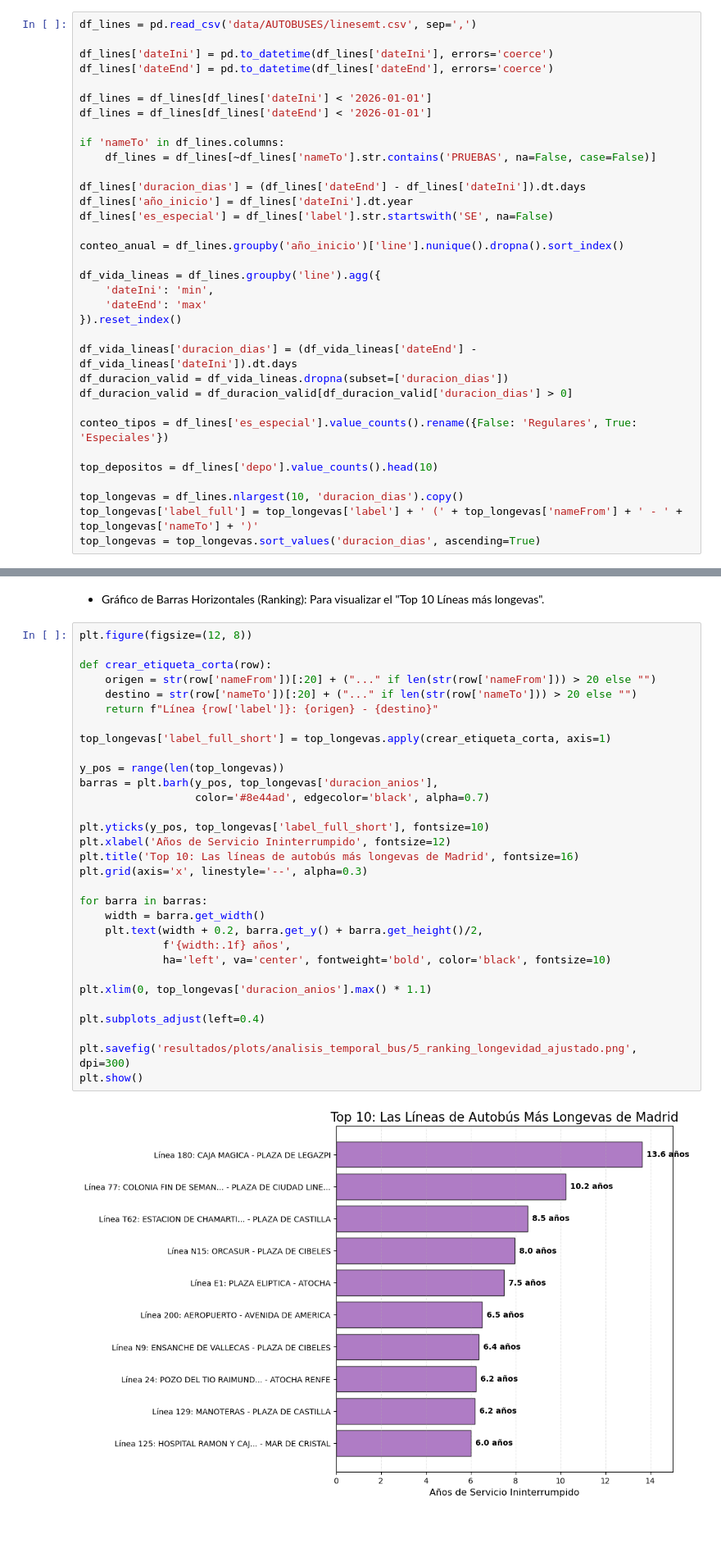
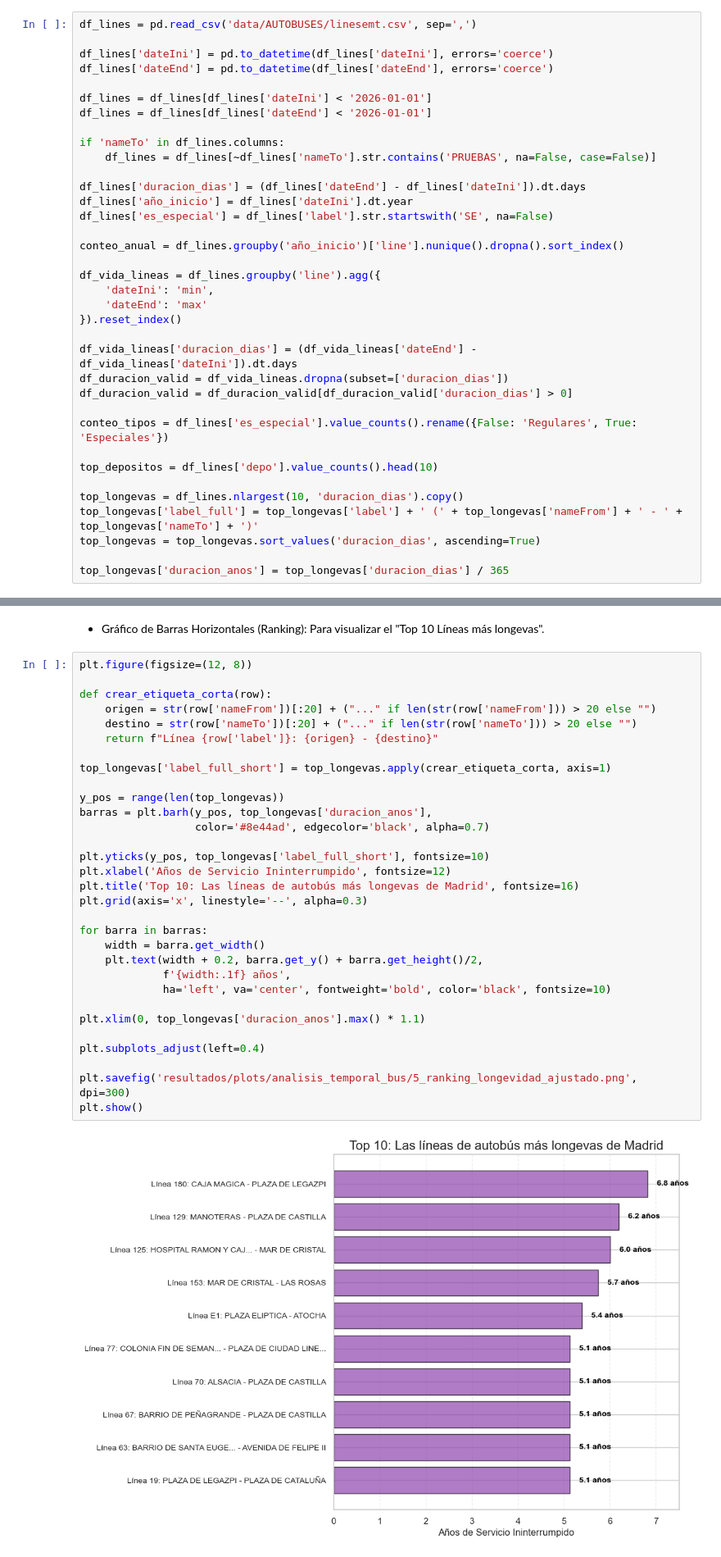
Before and after one commit to moniquescz/PRVD, a Jupyter notebook: Proyecto profe 1/analisis_datos.ipynb, the cells around one changed output, grey strips where cells are left out. Shown at 82% size. Cells and saved outputs as stored; diff of their text form; blank space fills up the shorter version.

```diff
--- a/Proyecto profe 1/analisis_datos.ipynb
+++ b/Proyecto profe 1/analisis_datos.ipynb
@@ -773,6 +750,8 @@ top_depositos = df_lines['depo'].value_counts().head(10)
 top_longevas = df_lines.nlargest(10, 'duracion_dias').copy()
 top_longevas['label_full'] = top_longevas['label'] + ' (' + top_longevas['nameFrom'] + ' - ' + top_longevas['nameTo'] + ')'
 top_longevas = top_longevas.sort_values('duracion_dias', ascending=True)
+
+top_longevas['duracion_anos'] = top_longevas['duracion_dias'] / 365
 # %% [markdown]
 - Gráfico de Barras Verticales (Temporal): Para visualizar la "Evolución de nuevas líneas por año". Nos dirá cuándo hubo "booms" de creación de líneas.
 # %%
@@ -896,36 +875,36 @@ plt.show()
 # %%
 plt.figure(figsize=(12, 8))
 
 def crear_etiqueta_corta(row):
     origen = str(row['nameFrom'])[:20] + ("..." if len(str(row['nameFrom'])) > 20 else "")
     destino = str(row['nameTo'])[:20] + ("..." if len(str(row['nameTo'])) > 20 else "")
     return f"Línea {row['label']}: {origen} - {destino}"
 
 top_longevas['label_full_short'] = top_longevas.apply(crear_etiqueta_corta, axis=1)
 
 y_pos = range(len(top_longevas))
-barras = plt.barh(y_pos, top_longevas['duracion_anios'],
+barras = plt.barh(y_pos, top_longevas['duracion_anos'],
                   color='#8e44ad', edgecolor='black', alpha=0.7)
 
 plt.yticks(y_pos, top_longevas['label_full_short'], fontsize=10)
 plt.xlabel('Años de Servicio Ininterrumpido', fontsize=12)
 plt.title('Top 10: Las líneas de autobús más longevas de Madrid', fontsize=16)
 plt.grid(axis='x', linestyle='--', alpha=0.3)
 
 for barra in barras:
     width = barra.get_width()
     plt.text(width + 0.2, barra.get_y() + barra.get_height()/2,
              f'{width:.1f} años',
              ha='left', va='center', fontweight='bold', color='black', fontsize=10)
 
-plt.xlim(0, top_longevas['duracion_anios'].max() * 1.1)
+plt.xlim(0, top_longevas['duracion_anos'].max() * 1.1)
 
 plt.subplots_adjust(left=0.4)
 
 plt.savefig('resultados/plots/analisis_temporal_bus/5_ranking_longevidad_ajustado.png', dpi=300)
 plt.show()
 # %% [output]
-[figure, old version]
+[figure, new version]
 # %% [markdown]
 ### Análisis de Estado y Disponibilidad de Infraestructura BiciMAD
 # %%
```
Also changed, not shown: parts of 28 cells of this notebook, 24 other files.
